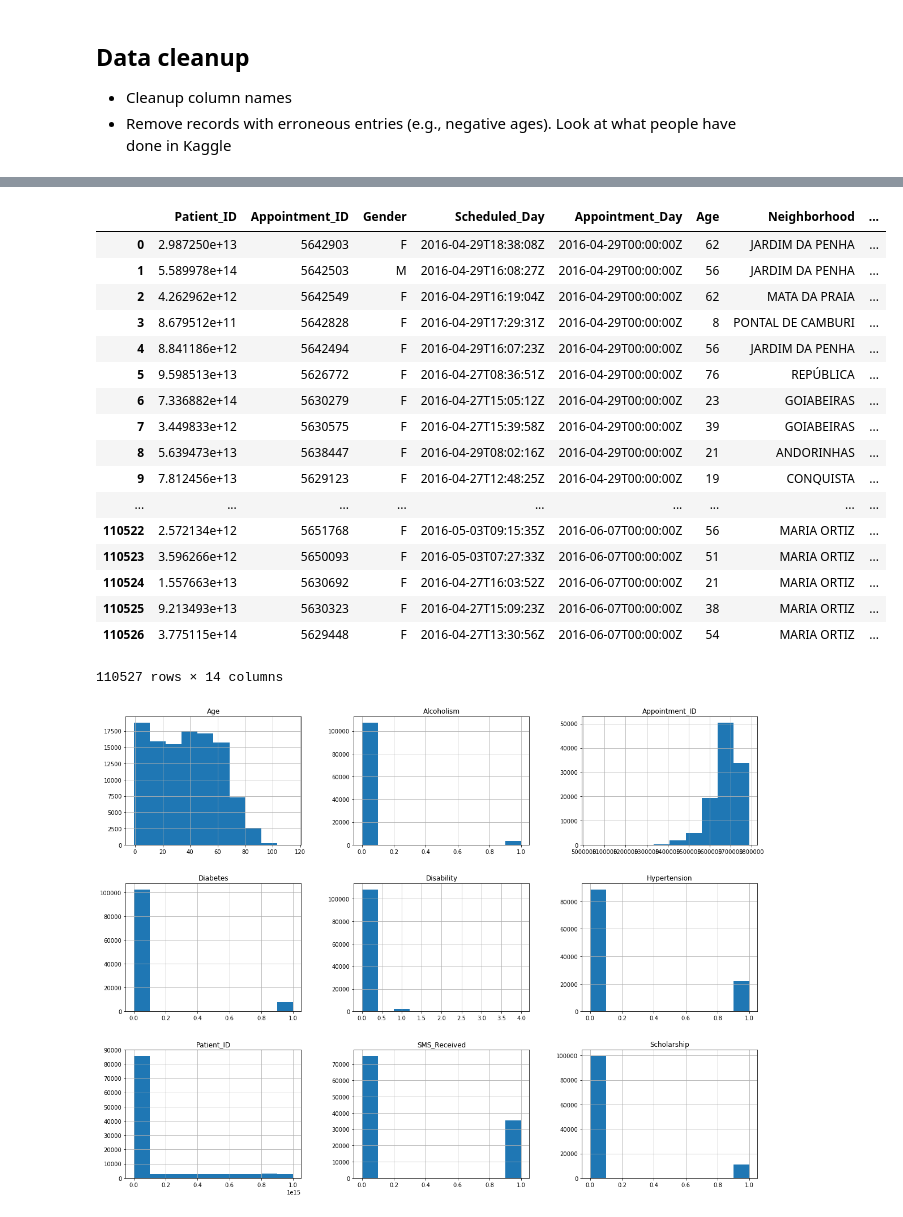
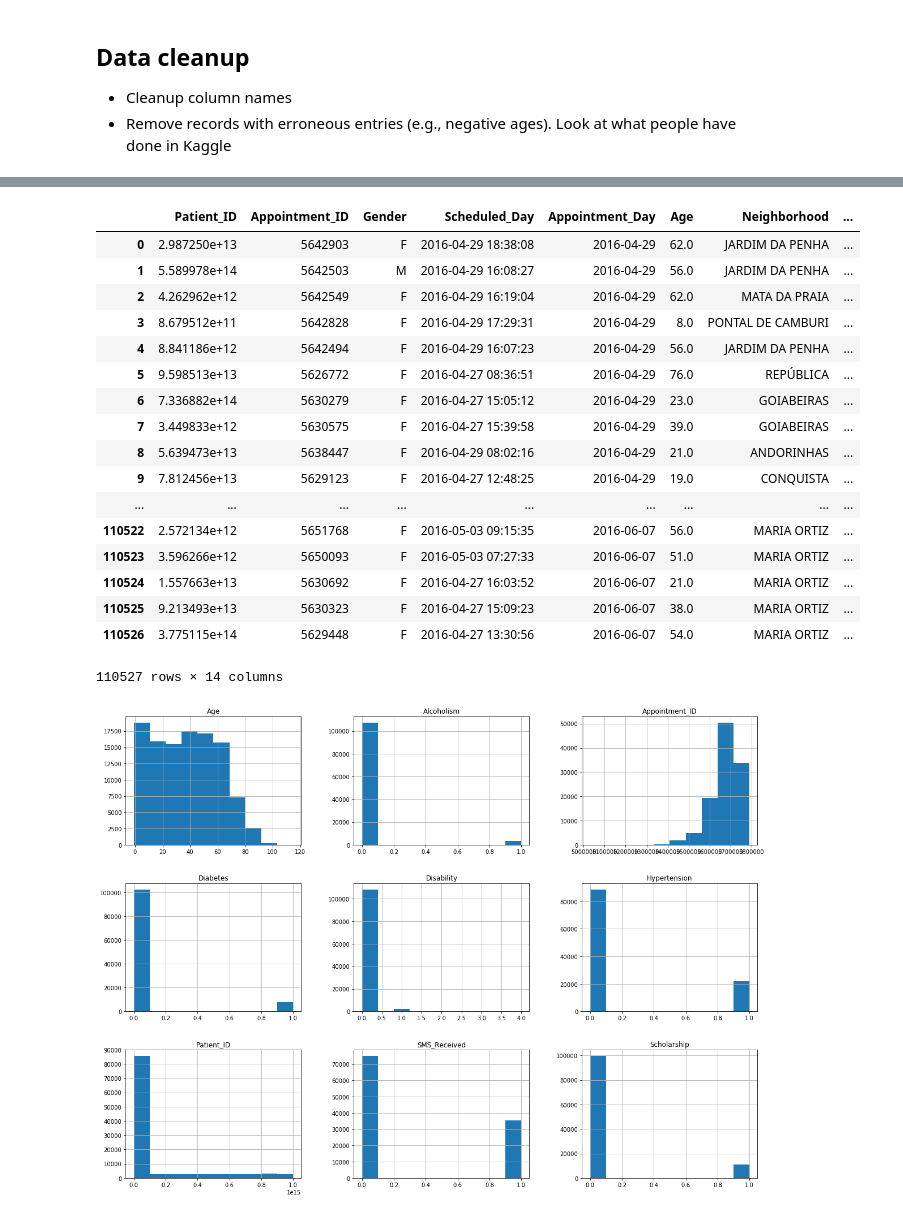
Before and after one commit to jyelle/mldm_project2, a Jupyter notebook: Project2.ipynb, the cells around one changed output, grey strips where cells are left out. Drawn from its saved outputs; the diff is of its cells as text; code cells hidden in the pictures.

```diff
--- a/Project2.ipynb
+++ b/Project2.ipynb
@@ -5,17 +5,18 @@
 # %%
 import os
 import pandas as pd
+import numpy as np
 
 DATA_DIR = 'data'
 CSV_FILE = DATA_DIR + '/KaggleV2-May-2016.csv'
 
 # Read data using read_csv function
-def read_csv(data_dir=DATA_DIR, csv_file=CSV_FILE):
-    if not os.path.isdir(data_dir):
-        os.makedirs(data_dir)
-    return pd.read_csv(csv_file)
 
-appt_df = read_csv()
-appt_df
+appt_df = pd.read_csv(CSV_FILE,
+                     dtype ={'Age': np.float64,
+                            },
+                      parse_dates = ['ScheduledDay', 'AppointmentDay'])
+
+appt_df.head()
 # %% [output]
 |  | PatientId | AppointmentID | Gender | ScheduledDay | AppointmentDay | Age | Neighbourhood | Scholarship | ... |
@@ -41,3 +52,8 @@ appt_df
 
 - Cleanup column names
 - Remove records with erroneous entries (e.g., negative ages). Look at what people have done in Kaggle
+# %%
+# Rename dataset
+# e.g., if you used appt_df = pd.read_csv(...) above
+clean_appt_df = appt_df.copy()
+clean_appt_df.describe()
@@ -44,34 +70,30 @@ appt_df
 # %%
-# Rename dataset
-# e.g., if you used appt_df = pd.read_csv(...) above
-clean_appt_df = appt_df
-
 # Clean up column names
-clean_appt_df = clean_appt_df.rename(columns={'PatientId': 'Patient_ID', 'AppointmentID': 'Appointment_ID',
+clean_appt_df = clean_appt_df.rename(index=str, columns={'PatientId': 'Patient_ID', 'AppointmentID': 'Appointment_ID',
                                               'ScheduledDay' : 'Scheduled_Day', 'AppointmentDay' : 'Appointment_Day',
                                               'Neighbourhood' : 'Neighborhood', 'Hipertension' : 'Hypertension',
                                               'Handcap' : 'Disability','SMS_received' : 'SMS_Received',
                                               'No-show' : 'No_Show'})
 
 clean_appt_df
 # %% [output]
 |  | Patient_ID | Appointment_ID | Gender | Scheduled_Day | Appointment_Day | Age | Neighborhood | ... |
-| 0 | 2.987250e+13 | 5642903 | F | 2016-04-29T18:38:08Z | 2016-04-29T00:00:00Z | 62 | JARDIM DA PENHA | ... |
-| 1 | 5.589978e+14 | 5642503 | M | 2016-04-29T16:08:27Z | 2016-04-29T00:00:00Z | 56 | JARDIM DA PENHA | ... |
-| 2 | 4.262962e+12 | 5642549 | F | 2016-04-29T16:19:04Z | 2016-04-29T00:00:00Z | 62 | MATA DA PRAIA | ... |
-| 3 | 8.679512e+11 | 5642828 | F | 2016-04-29T17:29:31Z | 2016-04-29T00:00:00Z | 8 | PONTAL DE CAMBURI | ... |
-| 4 | 8.841186e+12 | 5642494 | F | 2016-04-29T16:07:23Z | 2016-04-29T00:00:00Z | 56 | JARDIM DA PENHA | ... |
-| 5 | 9.598513e+13 | 5626772 | F | 2016-04-27T08:36:51Z | 2016-04-29T00:00:00Z | 76 | REPÚBLICA | ... |
-| 6 | 7.336882e+14 | 5630279 | F | 2016-04-27T15:05:12Z | 2016-04-29T00:00:00Z | 23 | GOIABEIRAS | ... |
-| 7 | 3.449833e+12 | 5630575 | F | 2016-04-27T15:39:58Z | 2016-04-29T00:00:00Z | 39 | GOIABEIRAS | ... |
-| 8 | 5.639473e+13 | 5638447 | F | 2016-04-29T08:02:16Z | 2016-04-29T00:00:00Z | 21 | ANDORINHAS | ... |
-| 9 | 7.812456e+13 | 5629123 | F | 2016-04-27T12:48:25Z | 2016-04-29T00:00:00Z | 19 | CONQUISTA | ... |
+| 0 | 2.987250e+13 | 5642903 | F | 2016-04-29 18:38:08 | 2016-04-29 | 62.0 | JARDIM DA PENHA | ... |
+| 1 | 5.589978e+14 | 5642503 | M | 2016-04-29 16:08:27 | 2016-04-29 | 56.0 | JARDIM DA PENHA | ... |
+| 2 | 4.262962e+12 | 5642549 | F | 2016-04-29 16:19:04 | 2016-04-29 | 62.0 | MATA DA PRAIA | ... |
+| 3 | 8.679512e+11 | 5642828 | F | 2016-04-29 17:29:31 | 2016-04-29 | 8.0 | PONTAL DE CAMBURI | ... |
+| 4 | 8.841186e+12 | 5642494 | F | 2016-04-29 16:07:23 | 2016-04-29 | 56.0 | JARDIM DA PENHA | ... |
+| 5 | 9.598513e+13 | 5626772 | F | 2016-04-27 08:36:51 | 2016-04-29 | 76.0 | REPÚBLICA | ... |
+| 6 | 7.336882e+14 | 5630279 | F | 2016-04-27 15:05:12 | 2016-04-29 | 23.0 | GOIABEIRAS | ... |
+| 7 | 3.449833e+12 | 5630575 | F | 2016-04-27 15:39:58 | 2016-04-29 | 39.0 | GOIABEIRAS | ... |
+| 8 | 5.639473e+13 | 5638447 | F | 2016-04-29 08:02:16 | 2016-04-29 | 21.0 | ANDORINHAS | ... |
+| 9 | 7.812456e+13 | 5629123 | F | 2016-04-27 12:48:25 | 2016-04-29 | 19.0 | CONQUISTA | ... |
 | ... | ... | ... | ... | ... | ... | ... | ... | ... |
-| 110522 | 2.572134e+12 | 5651768 | F | 2016-05-03T09:15:35Z | 2016-06-07T00:00:00Z | 56 | MARIA ORTIZ | ... |
-| 110523 | 3.596266e+12 | 5650093 | F | 2016-05-03T07:27:33Z | 2016-06-07T00:00:00Z | 51 | MARIA ORTIZ | ... |
-| 110524 | 1.557663e+13 | 5630692 | F | 2016-04-27T16:03:52Z | 2016-06-07T00:00:00Z | 21 | MARIA ORTIZ | ... |
-| 110525 | 9.213493e+13 | 5630323 | F | 2016-04-27T15:09:23Z | 2016-06-07T00:00:00Z | 38 | MARIA ORTIZ | ... |
-| 110526 | 3.775115e+14 | 5629448 | F | 2016-04-27T13:30:56Z | 2016-06-07T00:00:00Z | 54 | MARIA ORTIZ | ... |
+| 110522 | 2.572134e+12 | 5651768 | F | 2016-05-03 09:15:35 | 2016-06-07 | 56.0 | MARIA ORTIZ | ... |
+| 110523 | 3.596266e+12 | 5650093 | F | 2016-05-03 07:27:33 | 2016-06-07 | 51.0 | MARIA ORTIZ | ... |
+| 110524 | 1.557663e+13 | 5630692 | F | 2016-04-27 16:03:52 | 2016-06-07 | 21.0 | MARIA ORTIZ | ... |
+| 110525 | 9.213493e+13 | 5630323 | F | 2016-04-27 15:09:23 | 2016-06-07 | 38.0 | MARIA ORTIZ | ... |
+| 110526 | 3.775115e+14 | 5629448 | F | 2016-04-27 13:30:56 | 2016-06-07 | 54.0 | MARIA ORTIZ | ... |
 110527 rows × 14 columns
 # %%
 # Take a look at the data
```
Also changed, not shown: parts of 14 cells of this notebook, 1 other file.
